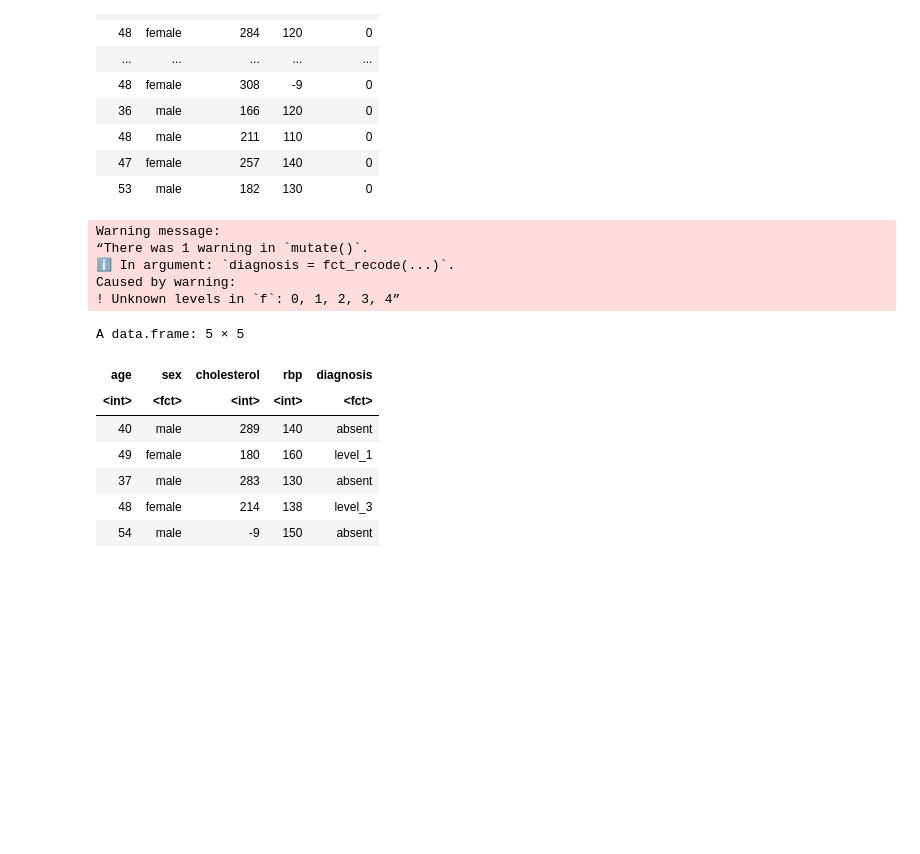
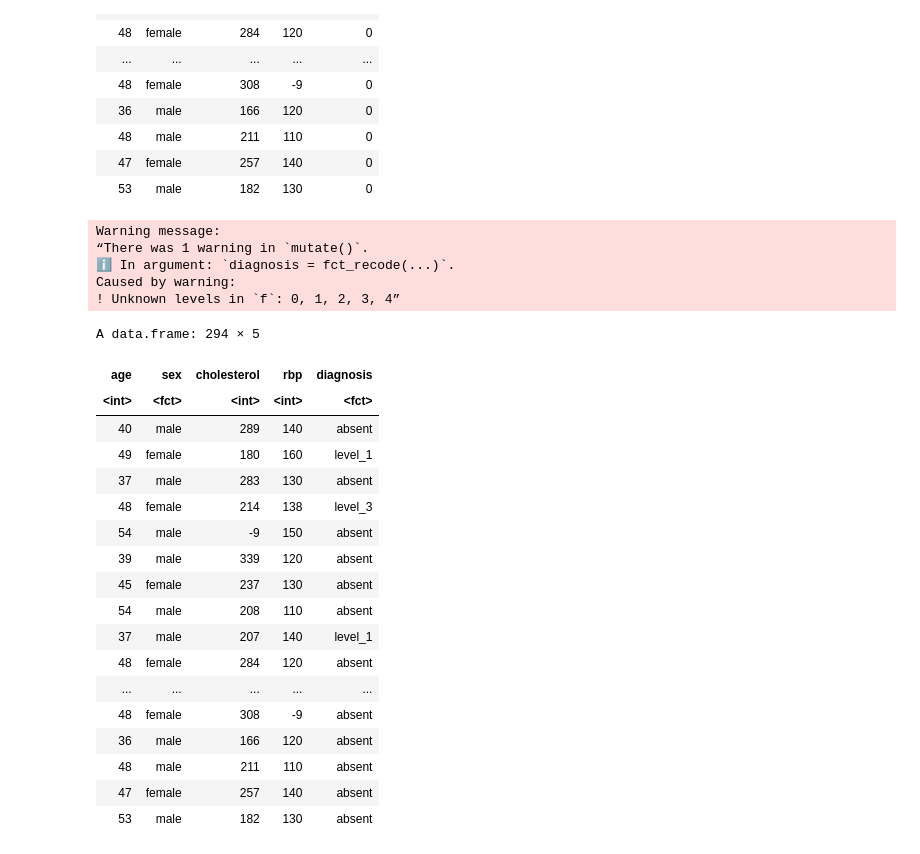
Before and after one commit to denali-gordon/Heart-Disease---Group-Project-DSCI, a Jupyter notebook: heartdiseasecode.ipynb, the cells around one changed output. Cells and saved outputs as stored; diff of their text form; code cells hidden in the pictures; blank space fills up the shorter version.

```diff
--- a/heartdiseasecode.ipynb
+++ b/heartdiseasecode.ipynb
@@ -160,20 +160,30 @@ A data.frame: 294 × 5
 # %%
 heart_disease_final <- heart_disease_new2|>
 mutate(diagnosis = as_factor(diagnosis))|>
-mutate(diagnosis = fct_recode(diagnosis, "absent" = "0", "level_1" = "1", "level_2" = "2", "level_3" = "3", "level_4" = "4"))|>
-slice(1:5)
+mutate(diagnosis = fct_recode(diagnosis, "absent" = "0", "level_1" = "1", "level_2" = "2", "level_3" = "3", "level_4" = "4"))
 heart_disease_final
 # %% [output]
 Warning message:
 “There was 1 warning in `mutate()`.
 ℹ In argument: `diagnosis = fct_recode(...)`.
 Caused by warning:
 ! Unknown levels in `f`: 0, 1, 2, 3, 4”
-A data.frame: 5 × 5
+A data.frame: 294 × 5
 | age | sex | cholesterol | rbp | diagnosis |
 | <int> | <fct> | <int> | <int> | <fct> |
 | 40 | male | 289 | 140 | absent |
 | 49 | female | 180 | 160 | level_1 |
 | 37 | male | 283 | 130 | absent |
 | 48 | female | 214 | 138 | level_3 |
 | 54 | male | -9 | 150 | absent |
+| 39 | male | 339 | 120 | absent |
+| 45 | female | 237 | 130 | absent |
+| 54 | male | 208 | 110 | absent |
+| 37 | male | 207 | 140 | level_1 |
+| 48 | female | 284 | 120 | absent |
+| ... | ... | ... | ... | ... |
+| 48 | female | 308 | -9 | absent |
+| 36 | male | 166 | 120 | absent |
+| 48 | male | 211 | 110 | absent |
+| 47 | female | 257 | 140 | absent |
+| 53 | male | 182 | 130 | absent |
```
Also changed, not shown: parts of 1 cell of this notebook.
